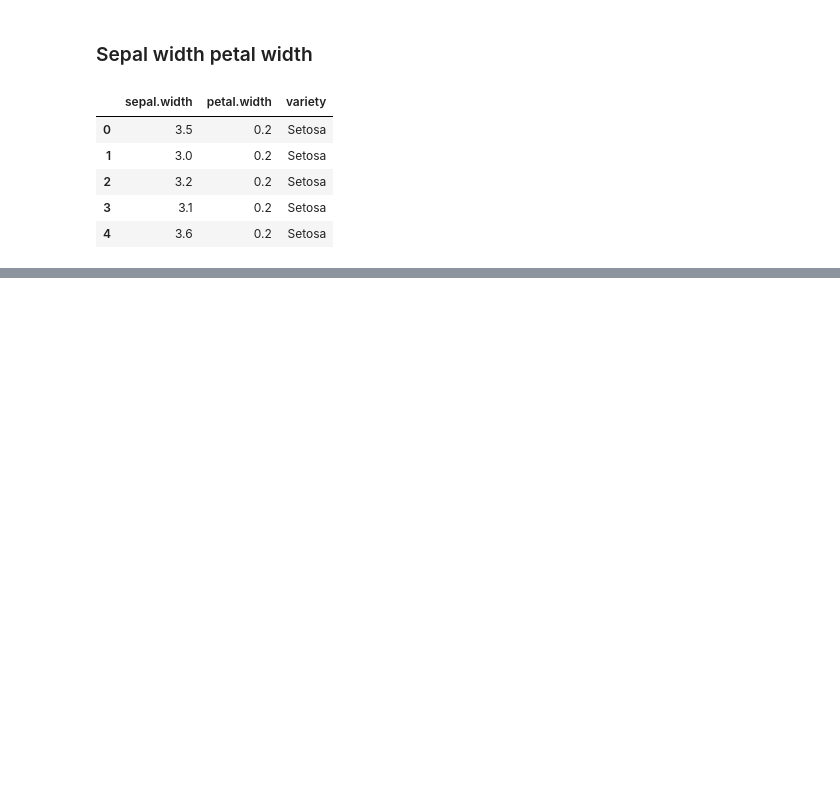
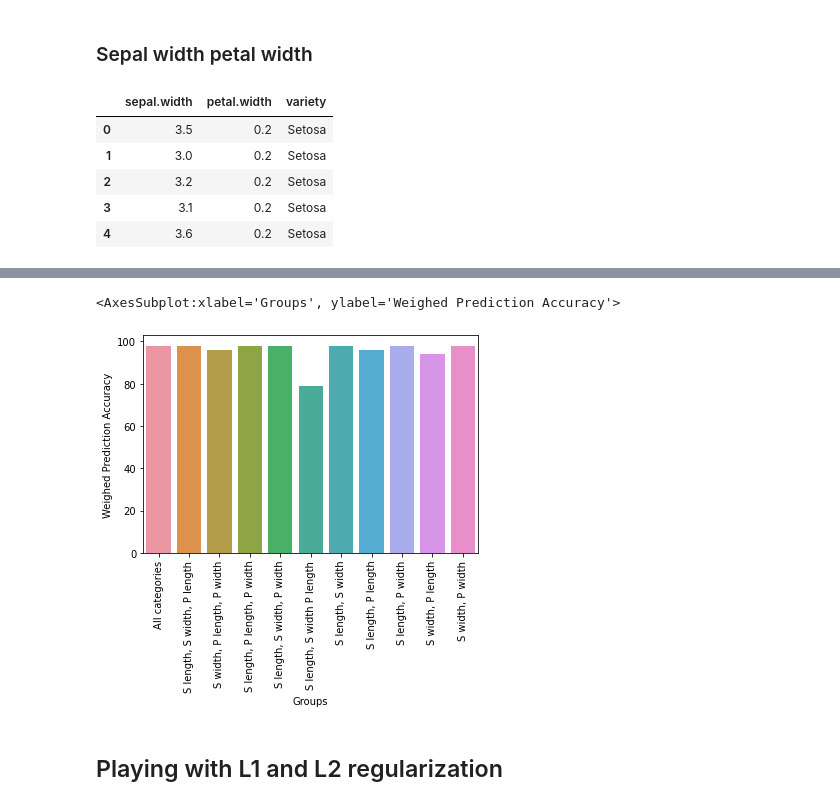
Before and after one commit to Daniela-q-m/Machine-Learning-Course-Projects, a Jupyter notebook: Logistic Regression, Iris Dataset (W3).ipynb, the cells around one changed output, grey strips where cells are left out. Drawn from its saved outputs; the diff is of its cells as text; code cells hidden in the pictures; blank space fills up the shorter version.

Commit message:
Adding Regularization parameters

```diff
--- a/Logistic Regression, Iris Dataset (W3).ipynb
+++ b/Logistic Regression, Iris Dataset (W3).ipynb
@@ -492,0 +1063,13 @@ rownames=['Sepal length, sepal width petal length',
+# %%
+#Make a list of the prediction accuracy for each model
+#Make a list of strings to name the rows in a table
+rownames=['All categories','S length, S width, P length', 'S width, P length, P width','S length, P length, P width','S length, S width, P width','S length, S width P length','S length, S width','S length, P length','S length, P width','S width, P length','S width, P width','P length, P width']
+prectiction_acc=[98,98,96,98,98,79,98,96,98,94,98]
+L1_100=[   ]
+L1_0.1=[ ]
+L2_100=[ ]
+L2_0.1=[ ]
+
+zipped = list(zip(rownames, prectiction_acc))
+df = pd.DataFrame(zipped, columns=['Groups', 'Weighed Prediction Accuracy'])
+print(df)
@@ -492,0 +1089,9 @@ rownames=['Sepal length, sepal width petal length',
+# %%
+plot = sns.barplot(x='Groups', y="Weighed Prediction Accuracy", data=df)
+plot.set_xticklabels(plot.get_xticklabels(), rotation=90)
+plot
+# %% [output]
+<AxesSubplot:xlabel='Groups', ylabel='Weighed Prediction Accuracy'>
+[figure, added]
+# %% [markdown]
+## Playing with L1 and L2 regularization
```
Also changed, not shown: parts of 71 cells of this notebook.
